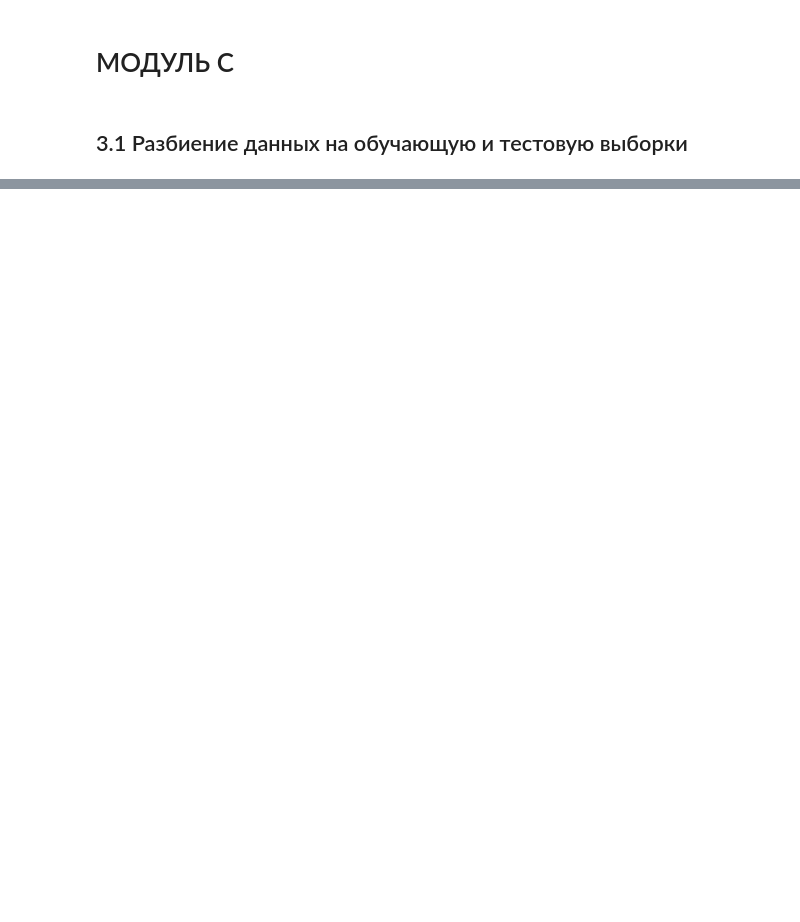
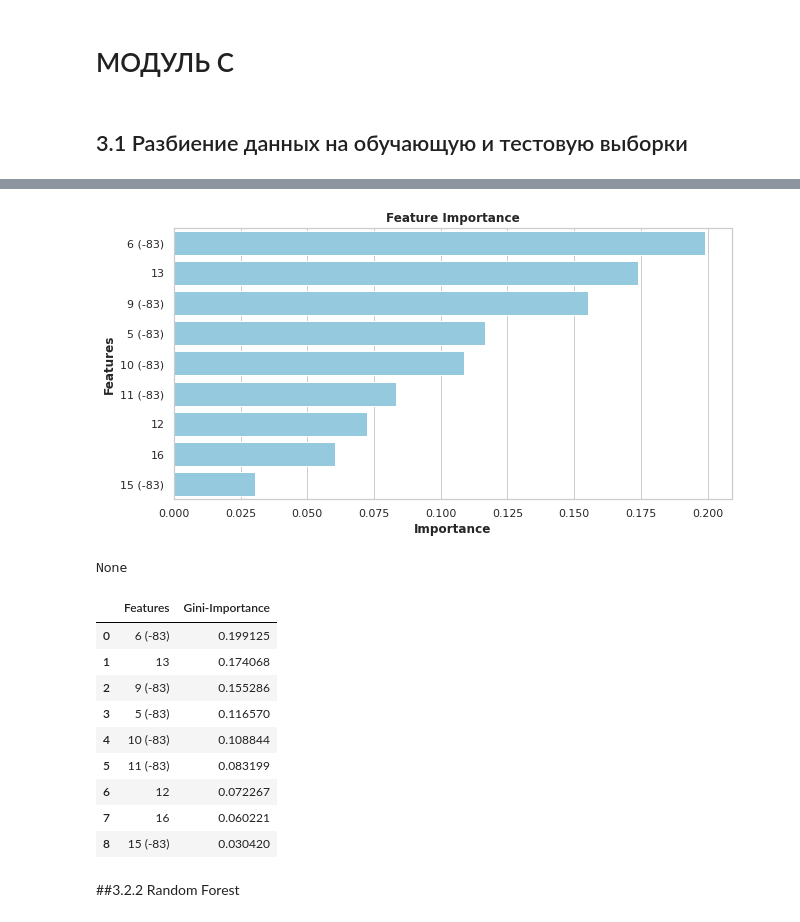
Before and after one commit to kopylov-scl/worldskills, a Jupyter notebook: 45_C.ipynb, the cells around one changed output, grey strips where cells are left out. Cells and saved outputs as stored; diff of their text form; code cells hidden in the pictures; blank space fills up the shorter version.

```diff
--- a/45_C.ipynb
+++ b/45_C.ipynb
@@ -474,3 +395,11 @@ memory usage: 81.3 KB
+# %%
+# удалим коррелирующие столбцы (без усиления сигнала) в парах 2 - 12, 3 - 9, 1 - 11, 4 - 10, 8 - 16, 14 - 15:
+# остаются 5 (сдвиг), 6 (сдвиг), 7, 9 (сдвиг), 10 (сдвиг), 11 (сдвиг), 12, 13, 15 (сдвиг), 16
+# противоположные столбцы также удаляем
+# UPD: 7 признак можно удалить, т.к. он не имеет важности для моделей Градиентного бустинга и Случайного леса
+
+X = df[['5 (-83)', '6 (-83)', '9 (-83)', '10 (-83)', '11 (-83)', '12', '13', '15 (-83)', '16']]
+y = pd.Series(df2['cторона']) # в задании указана целевая переменная - Сторона дефекта
 # %% [markdown]
 # МОДУЛЬ С
 # %% [markdown]
@@ -670,0 +431,16 @@ plt.show()
+# %%
+from sklearn.ensemble import GradientBoostingClassifier
+
+clf = GradientBoostingClassifier(random_state=0).fit(X_train, y_train)
+y_pred = clf.predict(X_test)
+
+#  Метрики качества модели
+print('Основные метрики качества на test:')
+print("Accuracy: %.2f" % metrics.accuracy_score(y_pred, y_test))
+print("Precision: %.2f" % metrics.precision_score(y_pred, y_test, average='macro'))
+print("Recall: %.2f" % metrics.recall_score(y_pred, y_test, average='macro'))
+print("F1: %.2f" % metrics.f1_score(y_pred, y_test, average='macro'))
+print()
+
+print('Матрица ошибок:')
+print(metrics.confusion_matrix(y_pred, y_test))
@@ -670,0 +458,34 @@ plt.show()
+# %%
+#Отображение важности признаков
+feats = {}
+for feature, importance in zip(X.columns, clf.feature_importances_):
+    feats[feature] = importance
+importances = pd.DataFrame.from_dict(feats, orient='index').rename(columns={0: 'Gini-Importance'})
+importances = importances.sort_values(by='Gini-Importance', ascending=False)
+importances = importances.reset_index()
+importances = importances.rename(columns={'index': 'Features'})
+sns.set(font_scale = 5)
+sns.set(style="whitegrid", color_codes=True, font_scale = 1.0)
+fig, ax = plt.subplots()
+fig.set_size_inches(10,5)
+sns.barplot(x=importances['Gini-Importance'], y=importances['Features'], data=importances, color='skyblue')
+plt.xlabel('Importance', fontsize=12, weight = 'bold')
+plt.ylabel('Features', fontsize=12, weight = 'bold')
+plt.title('Feature Importance', fontsize=12, weight = 'bold')
+display(plt.show())
+display(importances)
+# %% [output]
+[figure, added]
+None
+|  | Features | Gini-Importance |
+| 0 | 6 (-83) | 0.199125 |
+| 1 | 13 | 0.174068 |
+| 2 | 9 (-83) | 0.155286 |
+| 3 | 5 (-83) | 0.116570 |
+| 4 | 10 (-83) | 0.108844 |
+| 5 | 11 (-83) | 0.083199 |
+| 6 | 12 | 0.072267 |
+| 7 | 16 | 0.060221 |
+| 8 | 15 (-83) | 0.030420 |
+# %% [markdown]
+##3.2.2 Random Forest
```
Also changed, not shown: parts of 56 cells of this notebook, 1 other file.
